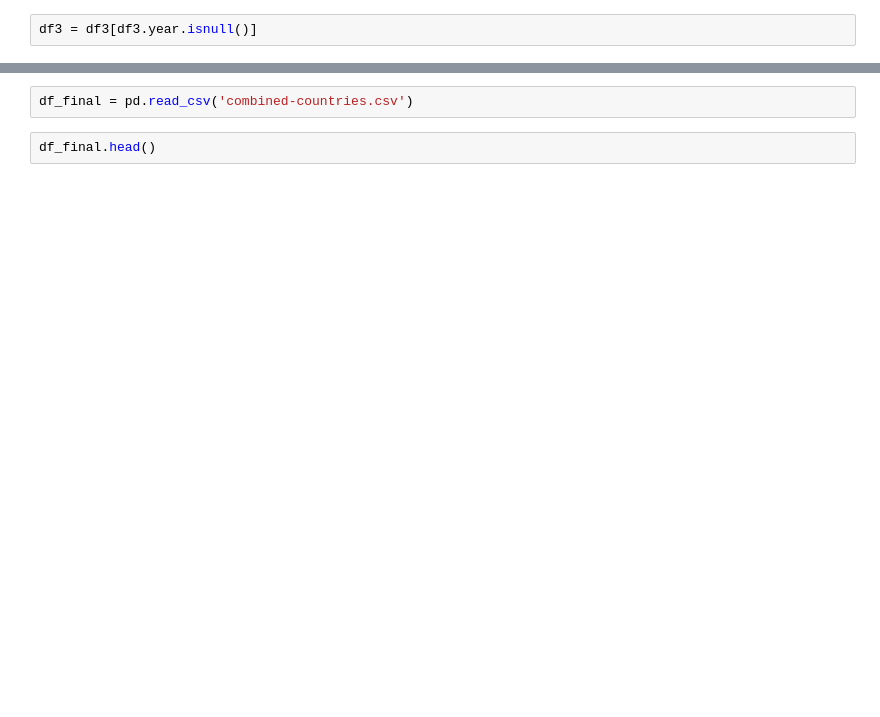
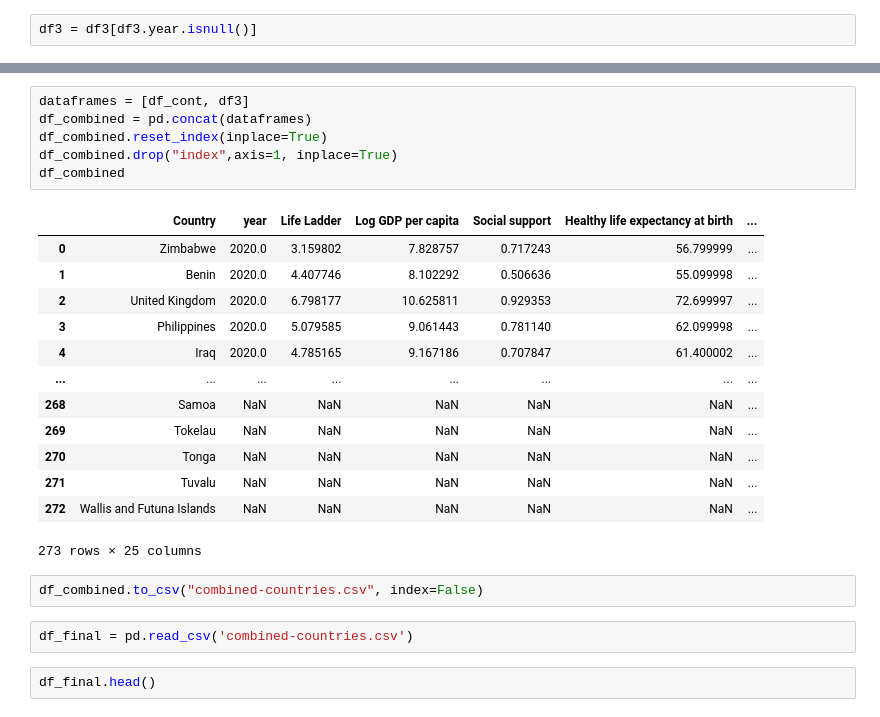
Before and after one commit to butterswords/xai-bias-word-lists, a Jupyter notebook: Countries/clean-countries.ipynb, the cells around one changed output, grey strips where cells are left out. Cells and saved outputs as stored; diff of their text form; blank space fills up the shorter version.

```diff
--- a/Countries/clean-countries.ipynb
+++ b/Countries/clean-countries.ipynb
@@ -148,3 +150,25 @@ df3
+# %%
+dataframes = [df_cont, df3]
+df_combined = pd.concat(dataframes)
+df_combined.reset_index(inplace=True)
+df_combined.drop("index",axis=1, inplace=True)
+df_combined
+# %% [output]
+|  | Country | year | Life Ladder | Log GDP per capita | Social support | Healthy life expectancy at birth | ... |
+| 0 | Zimbabwe | 2020.0 | 3.159802 | 7.828757 | 0.717243 | 56.799999 | ... |
+| 1 | Benin | 2020.0 | 4.407746 | 8.102292 | 0.506636 | 55.099998 | ... |
+| 2 | United Kingdom | 2020.0 | 6.798177 | 10.625811 | 0.929353 | 72.699997 | ... |
+| 3 | Philippines | 2020.0 | 5.079585 | 9.061443 | 0.781140 | 62.099998 | ... |
+| 4 | Iraq | 2020.0 | 4.785165 | 9.167186 | 0.707847 | 61.400002 | ... |
+| ... | ... | ... | ... | ... | ... | ... | ... |
+| 268 | Samoa | NaN | NaN | NaN | NaN | NaN | ... |
+| 269 | Tokelau | NaN | NaN | NaN | NaN | NaN | ... |
+| 270 | Tonga | NaN | NaN | NaN | NaN | NaN | ... |
+| 271 | Tuvalu | NaN | NaN | NaN | NaN | NaN | ... |
+| 272 | Wallis and Futuna Islands | NaN | NaN | NaN | NaN | NaN | ... |
+273 rows × 25 columns
+# %%
+df_combined.to_csv("combined-countries.csv", index=False)
 # %%
 df_final = pd.read_csv('combined-countries.csv')
 # %%
```
Also changed, not shown: parts of 10 cells of this notebook, 8 other files.
